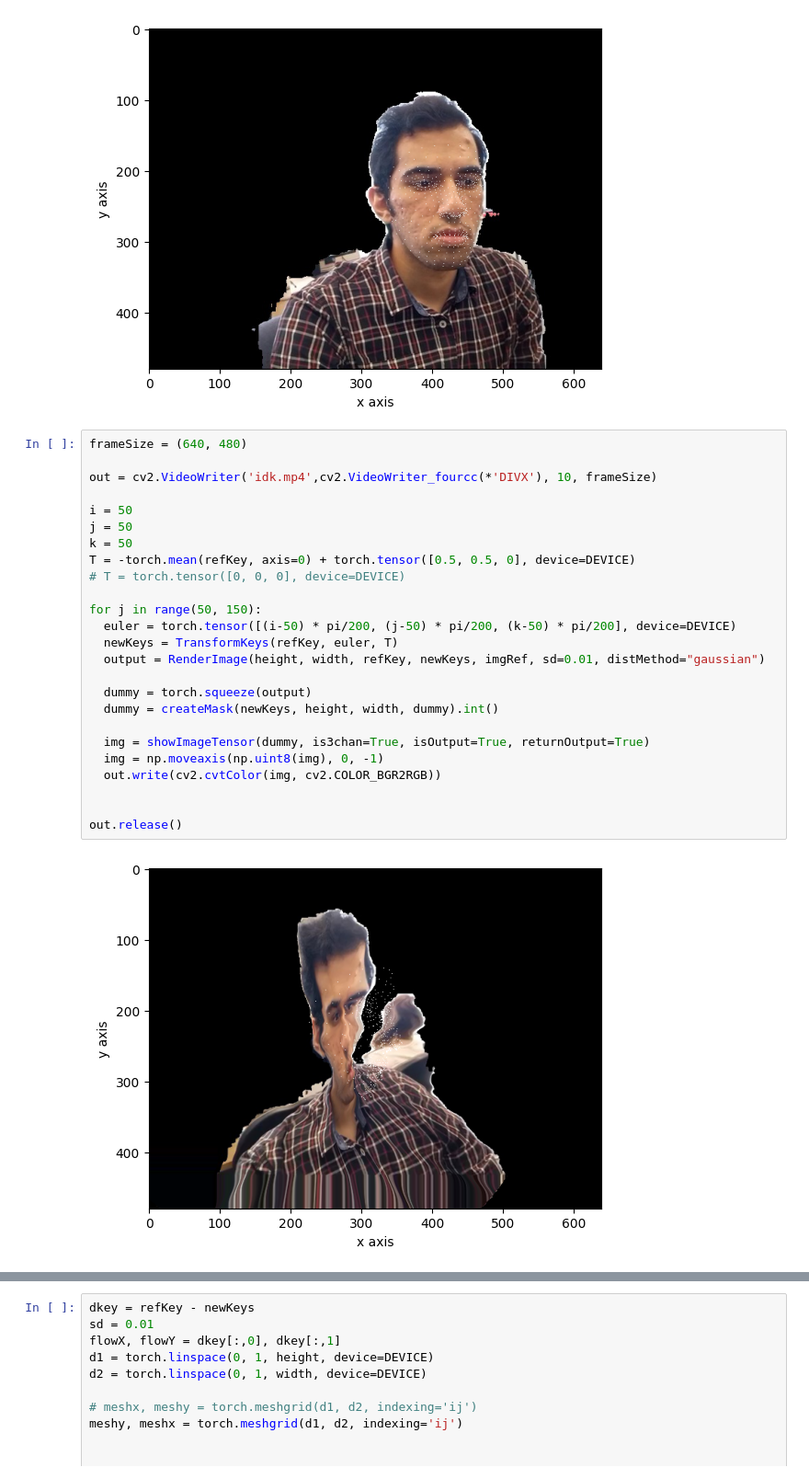
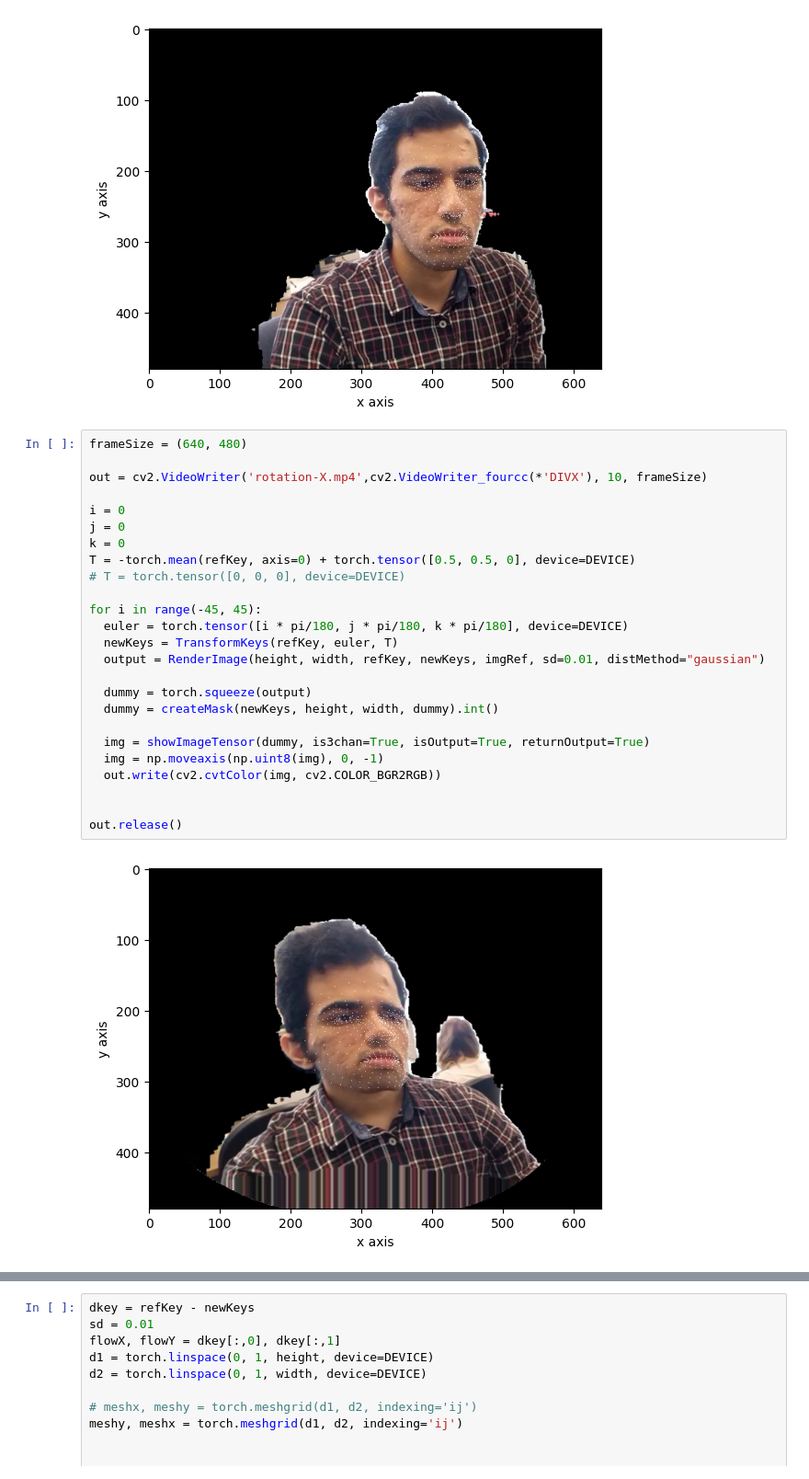
Before and after one commit to aminfadaei116/view-net, a Jupyter notebook: ViewNet notbook.ipynb, the cells around one changed output, grey strips where cells are left out. Shown: that part at 92% size. Drawn from its saved outputs; the diff is of its cells as text.

```diff
--- a/ViewNet notbook.ipynb
+++ b/ViewNet notbook.ipynb
@@ -66,27 +66,27 @@ showImageTensor(mm, is3chan=True)
 # %%
 frameSize = (640, 480)
 
-out = cv2.VideoWriter('idk.mp4',cv2.VideoWriter_fourcc(*'DIVX'), 10, frameSize)
+out = cv2.VideoWriter('rotation-X.mp4',cv2.VideoWriter_fourcc(*'DIVX'), 10, frameSize)
 
-i = 50
-j = 50
-k = 50
+i = 0
+j = 0
+k = 0
 T = -torch.mean(refKey, axis=0) + torch.tensor([0.5, 0.5, 0], device=DEVICE)
 # T = torch.tensor([0, 0, 0], device=DEVICE)
 
-for j in range(50, 150):
-  euler = torch.tensor([(i-50) * pi/200, (j-50) * pi/200, (k-50) * pi/200], device=DEVICE)
+for i in range(-45, 45):
+  euler = torch.tensor([i * pi/180, j * pi/180, k * pi/180], device=DEVICE)
   newKeys = TransformKeys(refKey, euler, T)
   output = RenderImage(height, width, refKey, newKeys, imgRef, sd=0.01, distMethod="gaussian")
 
   dummy = torch.squeeze(output)
   dummy = createMask(newKeys, height, width, dummy).int()
 
   img = showImageTensor(dummy, is3chan=True, isOutput=True, returnOutput=True)
   img = np.moveaxis(np.uint8(img), 0, -1)
   out.write(cv2.cvtColor(img, cv2.COLOR_BGR2RGB))
 
 
 out.release()
 # %% [output]
-[figure, old version]
+[figure, new version]
```
Also changed, not shown: parts of 9 cells of this notebook, 8 other files.
